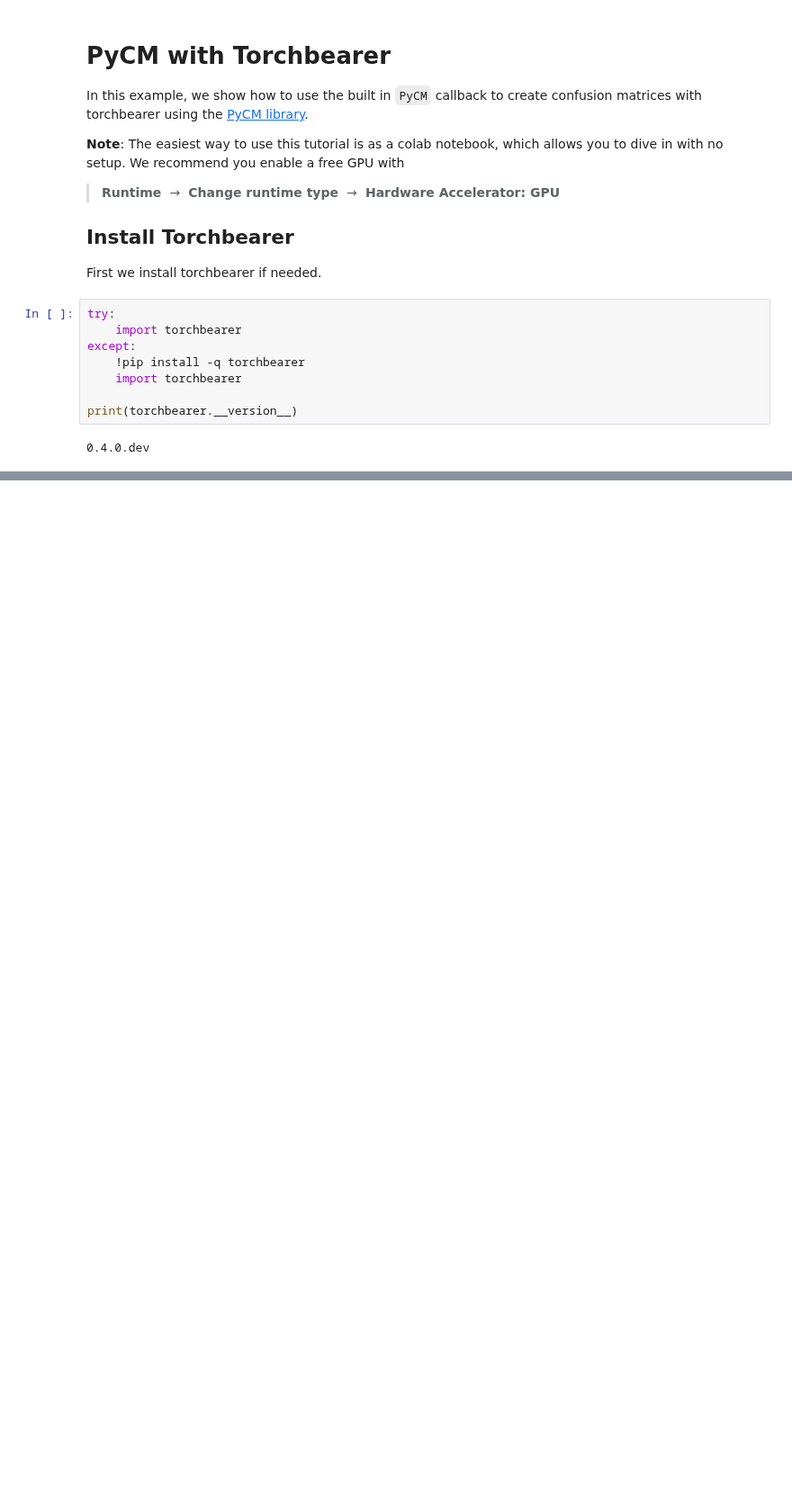
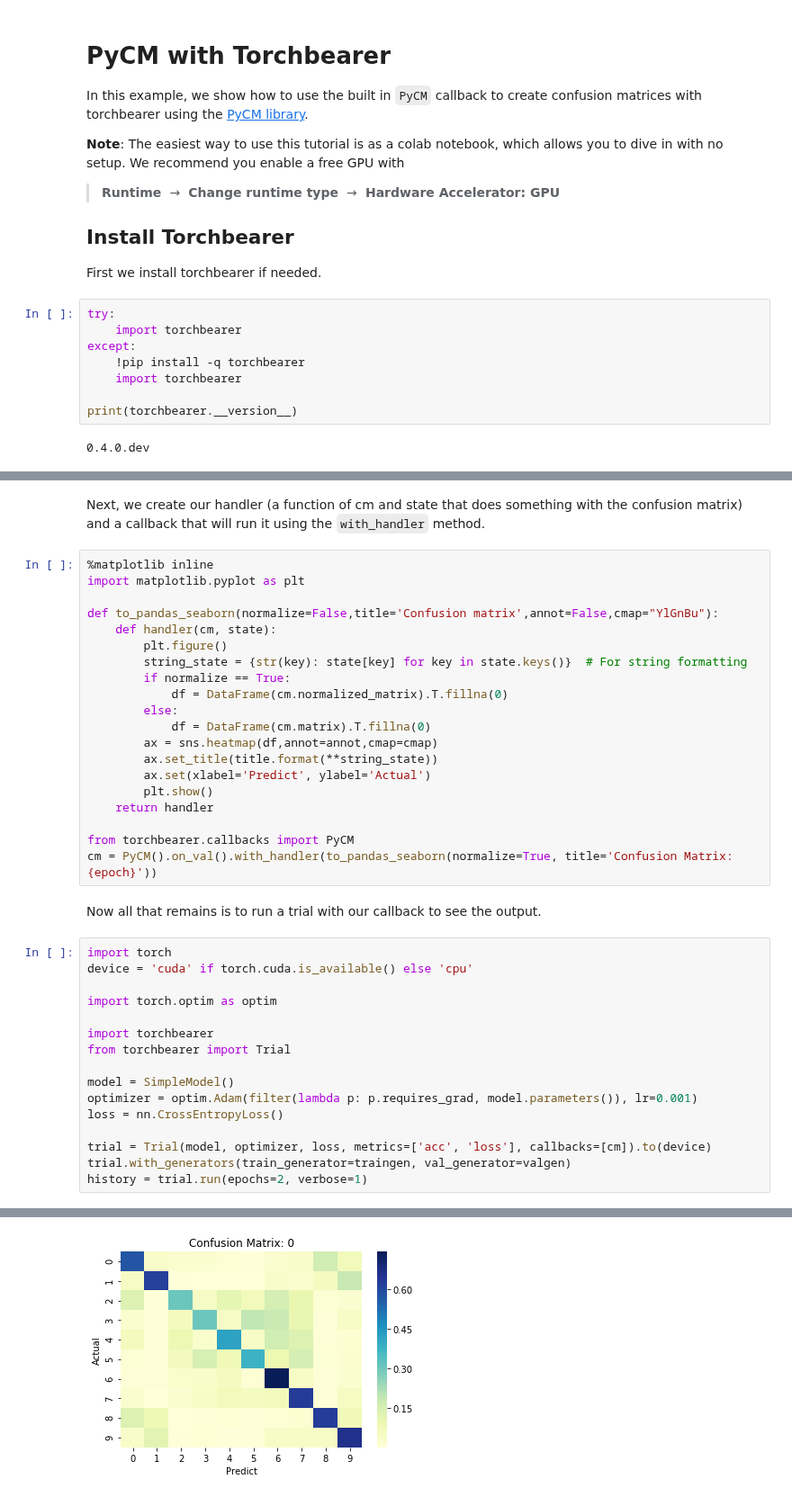
Before and after one commit to pytorchbearer/torchbearer, a Jupyter notebook: docs/_static/notebooks/pycm.ipynb, the cells around one changed output, grey strips where cells are left out. Shown at 90% size. Drawn from its saved outputs; the diff is of its cells as text; blank space fills up the shorter version.

```diff
--- a/docs/_static/notebooks/pycm.ipynb
+++ b/docs/_static/notebooks/pycm.ipynb
@@ -162,0 +196,41 @@ history = trial.run(epochs=5, verbose=1)
+# %% [markdown]
+Next, we create our handler (a function of cm and state that does something with the confusion matrix) and a callback that will run it using the `with_handler` method.
+# %%
+%matplotlib inline
+import matplotlib.pyplot as plt
+
+def to_pandas_seaborn(normalize=False,title='Confusion matrix',annot=False,cmap="YlGnBu"):
+    def handler(cm, state):
+        plt.figure()
+        string_state = {str(key): state[key] for key in state.keys()}  # For string formatting
+        if normalize == True:
+            df = DataFrame(cm.normalized_matrix).T.fillna(0)
+        else:
+            df = DataFrame(cm.matrix).T.fillna(0)
+        ax = sns.heatmap(df,annot=annot,cmap=cmap)
+        ax.set_title(title.format(**string_state))
+        ax.set(xlabel='Predict', ylabel='Actual')
+        plt.show()
+    return handler
+
+from torchbearer.callbacks import PyCM
+cm = PyCM().on_val().with_handler(to_pandas_seaborn(normalize=True, title='Confusion Matrix: {epoch}'))
+# %% [markdown]
+Now all that remains is to run a trial with our callback to see the output.
+# %%
+import torch
+device = 'cuda' if torch.cuda.is_available() else 'cpu'
+
+import torch.optim as optim
+
+import torchbearer
+from torchbearer import Trial
+
+model = SimpleModel()
+optimizer = optim.Adam(filter(lambda p: p.requires_grad, model.parameters()), lr=0.001)
+loss = nn.CrossEntropyLoss()
+
+trial = Trial(model, optimizer, loss, metrics=['acc', 'loss'], callbacks=[cm]).to(device)
+trial.with_generators(train_generator=traingen, val_generator=valgen)
+history = trial.run(epochs=2, verbose=1)
+# %% [output]
@@ -162,0 +238 @@ history = trial.run(epochs=5, verbose=1)
+[figure, added]
```
Also changed, not shown: parts of 15 cells of this notebook, 2 other files.
